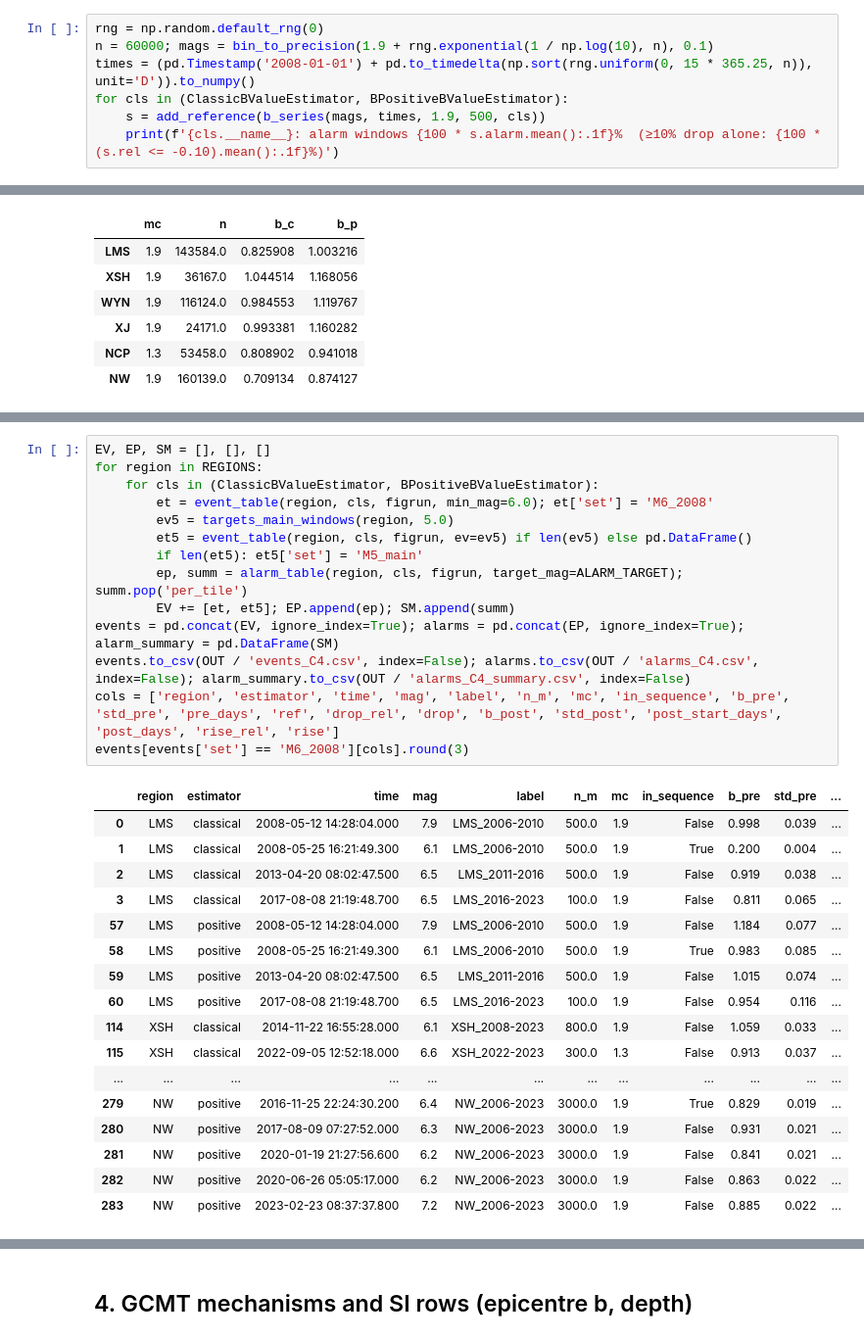
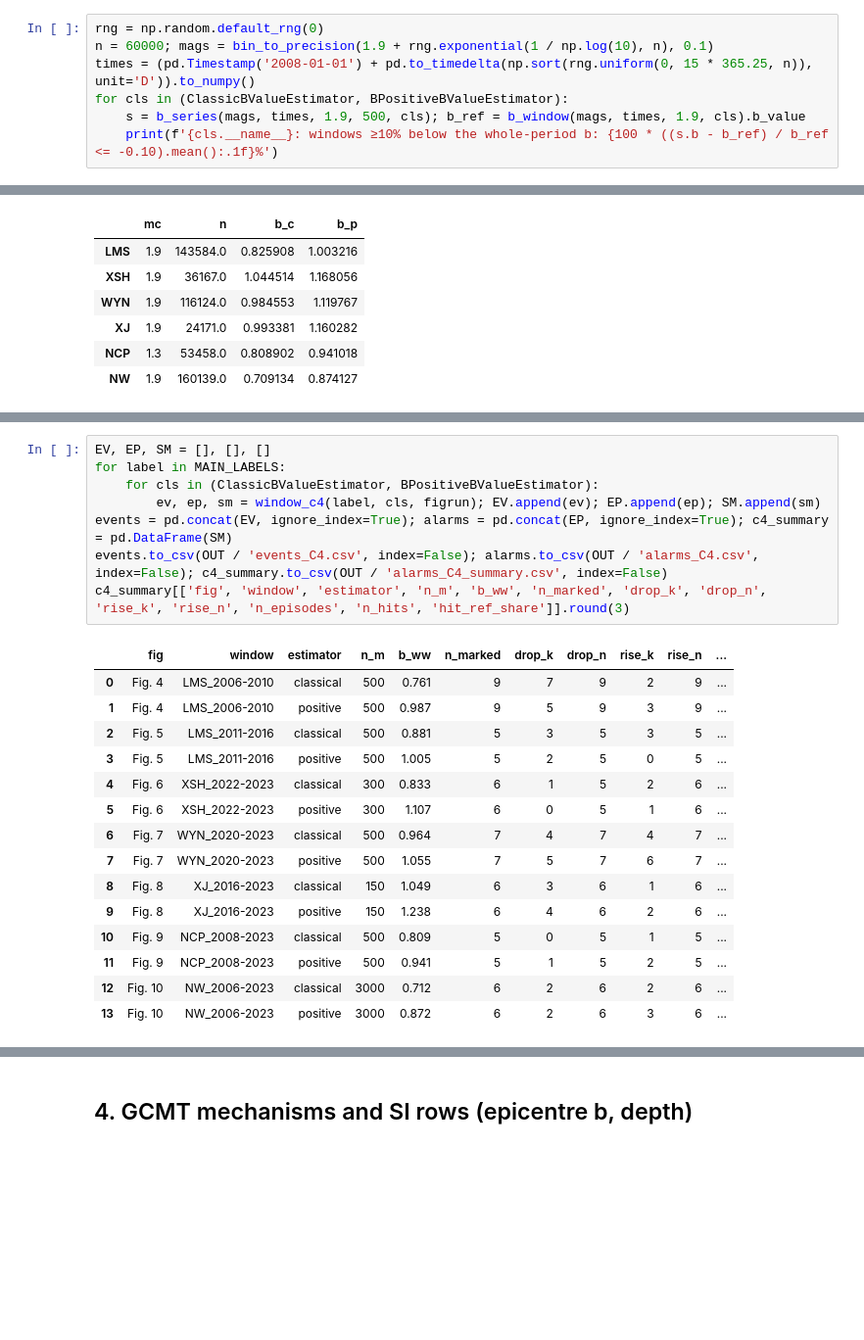
Before and after one commit to Chouyuhin/b-value, a Jupyter notebook: experiments/claims/claims_test.ipynb, the cells around one changed output, grey strips where cells are left out. Shown at 98% size. Cells and saved outputs as stored; diff of their text form; blank space fills up the shorter version.

Commit message:
b-value claims validation

```diff
--- a/experiments/claims/claims_test.ipynb
+++ b/experiments/claims/claims_test.ipynb
@@ -75,6 +75,6 @@ rng = np.random.default_rng(0)
 n = 60000; mags = bin_to_precision(1.9 + rng.exponential(1 / np.log(10), n), 0.1)
 times = (pd.Timestamp('2008-01-01') + pd.to_timedelta(np.sort(rng.uniform(0, 15 * 365.25, n)), unit='D')).to_numpy()
 for cls in (ClassicBValueEstimator, BPositiveBValueEstimator):
-    s = add_reference(b_series(mags, times, 1.9, 500, cls))
-    print(f'{cls.__name__}: alarm windows {100 * s.alarm.mean():.1f}%  (≥10% drop alone: {100 * (s.rel <= -0.10).mean():.1f}%)')
+    s = b_series(mags, times, 1.9, 500, cls); b_ref = b_window(mags, times, 1.9, cls).b_value
+    print(f'{cls.__name__}: windows ≥10% below the whole-period b: {100 * ((s.b - b_ref) / b_ref <= -0.10).mean():.1f}%')
 # %% [output]
@@ -133,33 +135,25 @@ earlier event are flagged `in_sequence` and excluded from the clean counts.
 # %%
 EV, EP, SM = [], [], []
-for region in REGIONS:
+for label in MAIN_LABELS:
     for cls in (ClassicBValueEstimator, BPositiveBValueEstimator):
-        et = event_table(region, cls, figrun, min_mag=6.0); et['set'] = 'M6_2008'
-        ev5 = targets_main_windows(region, 5.0)
-        et5 = event_table(region, cls, figrun, ev=ev5) if len(ev5) else pd.DataFrame()
-        if len(et5): et5['set'] = 'M5_main'
-        ep, summ = alarm_table(region, cls, figrun, target_mag=ALARM_TARGET); summ.pop('per_tile')
-        EV += [et, et5]; EP.append(ep); SM.append(summ)
-events = pd.concat(EV, ignore_index=True); alarms = pd.concat(EP, ignore_index=True); alarm_summary = pd.DataFrame(SM)
-events.to_csv(OUT / 'events_C4.csv', index=False); alarms.to_csv(OUT / 'alarms_C4.csv', index=False); alarm_summary.to_csv(OUT / 'alarms_C4_summary.csv', index=False)
-cols = ['region', 'estimator', 'time', 'mag', 'label', 'n_m', 'mc', 'in_sequence', 'b_pre', 'std_pre', 'pre_days', 'ref', 'drop_rel', 'drop', 'b_post', 'std_post', 'post_start_days', 'post_days', 'rise_rel', 'rise']
-events[events['set'] == 'M6_2008'][cols].round(3)
+        ev, ep, sm = window_c4(label, cls, figrun); EV.append(ev); EP.append(ep); SM.append(sm)
+events = pd.concat(EV, ignore_index=True); alarms = pd.concat(EP, ignore_index=True); c4_summary = pd.DataFrame(SM)
+events.to_csv(OUT / 'events_C4.csv', index=False); alarms.to_csv(OUT / 'alarms_C4.csv', index=False); c4_summary.to_csv(OUT / 'alarms_C4_summary.csv', index=False)
+c4_summary[['fig', 'window', 'estimator', 'n_m', 'b_ww', 'n_marked', 'drop_k', 'drop_n', 'rise_k', 'rise_n', 'n_episodes', 'n_hits', 'hit_ref_share']].round(3)
 # %% [output]
-|  | region | estimator | time | mag | label | n_m | mc | in_sequence | b_pre | std_pre | ... |
-| 0 | LMS | classical | 2008-05-12 14:28:04.000 | 7.9 | LMS_2006-2010 | 500.0 | 1.9 | False | 0.998 | 0.039 | ... |
-| 1 | LMS | classical | 2008-05-25 16:21:49.300 | 6.1 | LMS_2006-2010 | 500.0 | 1.9 | True | 0.200 | 0.004 | ... |
-| 2 | LMS | classical | 2013-04-20 08:02:47.500 | 6.5 | LMS_2011-2016 | 500.0 | 1.9 | False | 0.919 | 0.038 | ... |
-| 3 | LMS | classical | 2017-08-08 21:19:48.700 | 6.5 | LMS_2016-2023 | 100.0 | 1.9 | False | 0.811 | 0.065 | ... |
-| 57 | LMS | positive | 2008-05-12 14:28:04.000 | 7.9 | LMS_2006-2010 | 500.0 | 1.9 | False | 1.184 | 0.077 | ... |
-| 58 | LMS | positive | 2008-05-25 16:21:49.300 | 6.1 | LMS_2006-2010 | 500.0 | 1.9 | True | 0.983 | 0.085 | ... |
-| 59 | LMS | positive | 2013-04-20 08:02:47.500 | 6.5 | LMS_2011-2016 | 500.0 | 1.9 | False | 1.015 | 0.074 | ... |
-| 60 | LMS | positive | 2017-08-08 21:19:48.700 | 6.5 | LMS_2016-2023 | 100.0 | 1.9 | False | 0.954 | 0.116 | ... |
-| 114 | XSH | classical | 2014-11-22 16:55:28.000 | 6.1 | XSH_2008-2023 | 800.0 | 1.9 | False | 1.059 | 0.033 | ... |
-| 115 | XSH | classical | 2022-09-05 12:52:18.000 | 6.6 | XSH_2022-2023 | 300.0 | 1.3 | False | 0.913 | 0.037 | ... |
-| ... | ... | ... | ... | ... | ... | ... | ... | ... | ... | ... | ... |
-| 279 | NW | positive | 2016-11-25 22:24:30.200 | 6.4 | NW_2006-2023 | 3000.0 | 1.9 | True | 0.829 | 0.019 | ... |
-| 280 | NW | positive | 2017-08-09 07:27:52.000 | 6.3 | NW_2006-2023 | 3000.0 | 1.9 | False | 0.931 | 0.021 | ... |
-| 281 | NW | positive | 2020-01-19 21:27:56.600 | 6.2 | NW_2006-2023 | 3000.0 | 1.9 | False | 0.841 | 0.021 | ... |
-| 282 | NW | positive | 2020-06-26 05:05:17.000 | 6.2 | NW_2006-2023 | 3000.0 | 1.9 | False | 0.863 | 0.022 | ... |
-| 283 | NW | positive | 2023-02-23 08:37:37.800 | 7.2 | NW_2006-2023 | 3000.0 | 1.9 | False | 0.885 | 0.022 | ... |
+|  | fig | window | estimator | n_m | b_ww | n_marked | drop_k | drop_n | rise_k | rise_n | ... |
+| 0 | Fig. 4 | LMS_2006-2010 | classical | 500 | 0.761 | 9 | 7 | 9 | 2 | 9 | ... |
+| 1 | Fig. 4 | LMS_2006-2010 | positive | 500 | 0.987 | 9 | 5 | 9 | 3 | 9 | ... |
+| 2 | Fig. 5 | LMS_2011-2016 | classical | 500 | 0.881 | 5 | 3 | 5 | 3 | 5 | ... |
+| 3 | Fig. 5 | LMS_2011-2016 | positive | 500 | 1.005 | 5 | 2 | 5 | 0 | 5 | ... |
+| 4 | Fig. 6 | XSH_2022-2023 | classical | 300 | 0.833 | 6 | 1 | 5 | 2 | 6 | ... |
+| 5 | Fig. 6 | XSH_2022-2023 | positive | 300 | 1.107 | 6 | 0 | 5 | 1 | 6 | ... |
+| 6 | Fig. 7 | WYN_2020-2023 | classical | 500 | 0.964 | 7 | 4 | 7 | 4 | 7 | ... |
+| 7 | Fig. 7 | WYN_2020-2023 | positive | 500 | 1.055 | 7 | 5 | 7 | 6 | 7 | ... |
+| 8 | Fig. 8 | XJ_2016-2023 | classical | 150 | 1.049 | 6 | 3 | 6 | 1 | 6 | ... |
+| 9 | Fig. 8 | XJ_2016-2023 | positive | 150 | 1.238 | 6 | 4 | 6 | 2 | 6 | ... |
+| 10 | Fig. 9 | NCP_2008-2023 | classical | 500 | 0.809 | 5 | 0 | 5 | 1 | 5 | ... |
+| 11 | Fig. 9 | NCP_2008-2023 | positive | 500 | 0.941 | 5 | 1 | 5 | 2 | 5 | ... |
+| 12 | Fig. 10 | NW_2006-2023 | classical | 3000 | 0.712 | 6 | 2 | 6 | 2 | 6 | ... |
+| 13 | Fig. 10 | NW_2006-2023 | positive | 3000 | 0.872 | 6 | 2 | 6 | 3 | 6 | ... |
 # %%
```
Also changed, not shown: parts of 6 cells of this notebook, 12 other files.
